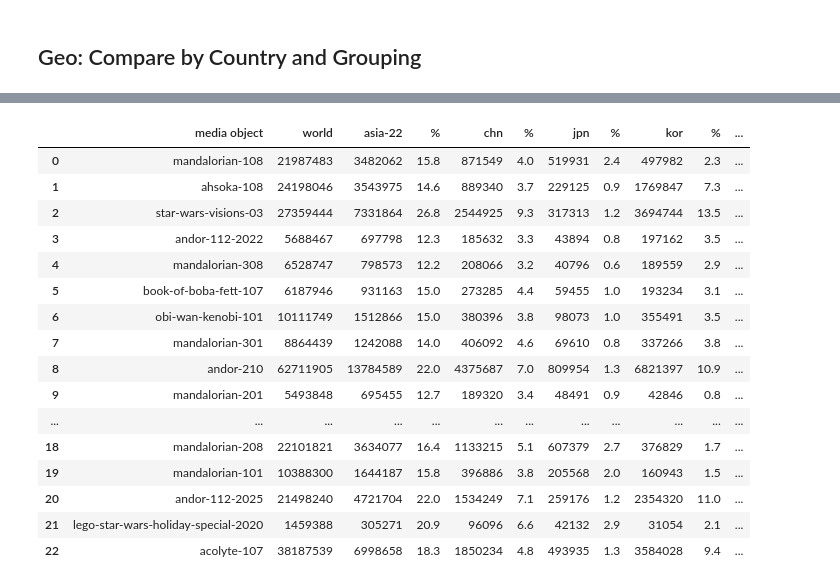
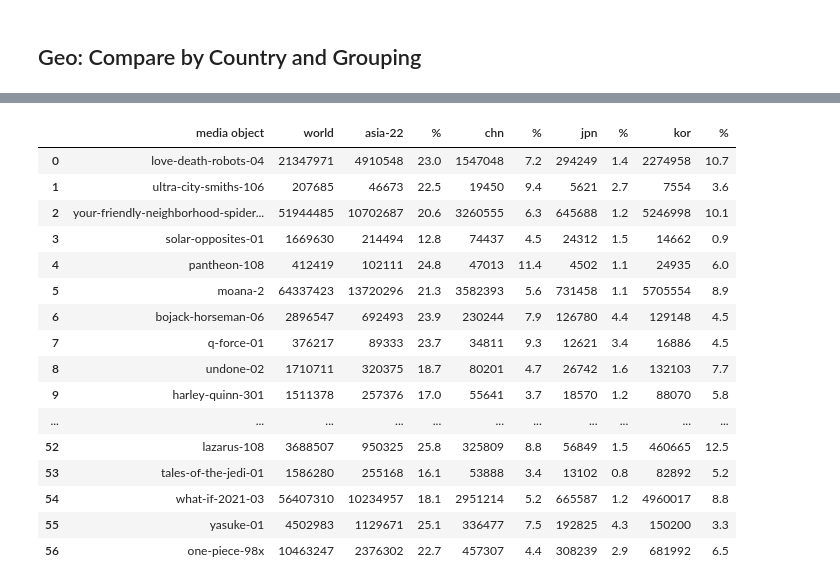
Before and after one commit to alpha60-devops/alpha60-results-star-wars-universe, a Jupyter notebook: analysis/notebooks/explore-2026h1.ipynb, the cells around one changed output, grey strips where cells are left out. Cells and saved outputs as stored; diff of their text form; code cells hidden in the pictures.

```diff
--- a/analysis/notebooks/explore-2026h1.ipynb
+++ b/analysis/notebooks/explore-2026h1.ipynb
@@ -30,11 +30,12 @@ github_token = getpass("Enter your GitHub Personal Access Token: ")
 
 
 #data0_dir = "alpha60-results-star-wars-universe/data.v2/"
-#data1_dir = "alpha60-results-aapi/data/"
+#data1_dir = "alpha60-results-aapi-led/data/"
 #data2_dir = "alpha60-results-animation/data/"
+#data3_dir = "alpha60-results-black-led/data/"
 def get_data_dir(reponame):
-  #rpath = f"{reponame}/data/"
-  rpath = f"{reponame}/data.v2/"
+  rpath = f"{reponame}/data/"
+  #rpath = f"{reponame}/data.v2/"
   #rpath = f"{reponame}/data/json.v2/cyberwar-rus-ukr/"
   #rpath = f"{reponame}/data/json.v2/3d-guns/"
   return rpath
@@ -51,10 +52,8 @@ def clone_repo(reponame):
   !git clone {repo_url}
 
 
-# --- 2. Repo to Pandas dataframe
 # reponame = alpha60-results-aapi
 # jsonmatch = "week.json"
-
 def load_repo_into_dataframe(reponame, jsonmatch):
   json_data = []
   data_dir = get_data_dir(reponame)
@@ -143,9 +142,10 @@ plt.ticklabel_format(style='plain', axis='y')
 countries = ["BRA", "CAN", "CHN", "DEU", "ESP", "FRA", "HKG", "JPN", "KOR", "MEX", "NLD", "RUS", "SWE", "TUR", "UKR", "USA"]
 # to get index, countries.index(target_country_string)
 
-mediaobj = 'star-wars-universe'
-#mediaobj = 'aapi'
-#mediaobj = 'animation'
+#mediaobj = 'star-wars-universe'
+#mediaobj = 'aapi-led'
+mediaobj = 'animation'
+#mediaobj = 'black-led'
 #mediaobj = 'distributed-denial-of-secrets-cyberwar-rus-ukr'
 #mediaobj = '3d-guns'
 
@@ -596,8 +555,33 @@ display(results)
 # %% [markdown]
 ## Geo: Compare by Country and Grouping
 # %%
+# Africa 54 (UN M49 classification for Africa)
+# top 3 for internet: Nigeria, South Africa, Egypt
+africa_54_iso = [
+    "AGO", "BDI", "BEN", "BFA", "BWA", "CAF", "CIV", "CMR", "COD", "COG",
+    "COM", "CPV", "DJI", "DZA", "EGY", "ERI", "ETH", "GAB", "GHA", "GIN",
+    "GMB", "GNB", "GNQ", "KEN", "LBR", "LBY", "LSO", "MAR", "MDG", "MLI",
+    "MOZ", "MRT", "MUS", "MWI", "NAM", "NER", "NGA", "RWA", "SDN", "SEN",
+    "SLE", "SOM", "SSD", "STP", "SWZ", "SYC", "TCD", "TGO", "TUN", "TZA",
+    "UGA", "ZAF", "ZMB", "ZWE"
+]
+
+# Africa 6 Dependent
+africa_6_iso = [
+    "ESH", # Western Sahara (Disputed)
+    "MYT", # Mayotte (Overseas department of France)
+    "REU", # Réunion (Overseas department of France)
+    "SHN", # Saint Helena, Ascension and Tristan da Cunha (UK Overseas Territory)
+    "IOT", # British Indian Ocean Territory (UK Overseas Territory)
+    "ATF"  # French Southern Territories (Overseas territory of France)
+]
+
+africa_iso = africa_54_iso + africa_6_iso
+
 # Asia 22
-asia_iso = ["BTN", "BGD", "BRN", "CHN", "HKG", "IDN", "IND", "JPN", "KHM", "KOR", "LAO", "LKA", "MMR", "MNG", "MYS", "NPL", "PAK", "PHL", "SGP", "THA", "TWN", "VNM"]
+asia_iso = ["BTN", "BGD", "BRN", "CHN", "HKG", "IDN", "IND", "JPN", "KHM",
+            "KOR", "LAO", "LKA", "MMR", "MNG", "MYS", "NPL", "PAK", "PHL",
+            "SGP", "THA", "TWN", "VNM"]
 #display(len(asia_iso))
 
 def aggregate_properties(input_geojson):
@@ -771,7 +755,7 @@ def aggregate_properties_by_country(input_geojson, countryc):
         "properties": aggregated_properties
     }
 
-def geojson_to_geo_dataframe(input_geojson):
+def geojson_to_asia_dataframe(input_geojson):
     """
     Processes a GeoJSON file and returns a 1-row Pandas DataFrame containing
     the total downloader sizes and percentages for global, Asia-22, USA, KOR, JPN, and CHN.
@@ -830,8 +814,7 @@ def geojson_to_geo_dataframe(input_geojson):
         "asia-22", "%",
         "chn", "%",
         "jpn", "%",
-        "kor", "%",
-        "usa", "%"
+        "kor", "%"
     ]
 
     # Construct the single row
@@ -840,8 +823,7 @@ def geojson_to_geo_dataframe(input_geojson):
         a_size, a_pct,
         chn_size, chn_pct,
         jpn_size, jpn_pct,
-        kor_size, kor_pct,
-        usa_size, usa_pct
+        kor_size, kor_pct
     ]
 
     # Create and return the Pandas DataFrame
@@ -860,7 +842,7 @@ def repo_to_geo_dataframe(reponame, jsonmatch):
 
     json_data = []
     for filename in file_list_matching:
-      dfi = geojson_to_geo_dataframe(filename)
+      dfi = geojson_to_asia_dataframe(filename)
       json_data.append(dfi)
 
     # Concatenate all of them at once
@@ -868,7 +850,8 @@ def repo_to_geo_dataframe(reponame, jsonmatch):
     return combined_df;
 
 
-geojfile = "mandalorian-208-cumulative.geojson"
+#geojfile = "mandalorian-208-cumulative.geojson"
+geojfile = "undone-01-cumulative.geojson"
 
 # Example usage.
 resultsg = aggregate_properties(geojfile)
@@ -882,14 +865,14 @@ resultsa = aggregate_properties_by_country(geojfile, asia_iso)
 #display(resultsa)
 
 # One media object
-df_result = geojson_to_geo_dataframe(geojfile)
+df_result = geojson_to_asia_dataframe(geojfile)
 #display(df_result)
 
 # Whole repo
 df_repo = repo_to_geo_dataframe(reponame, "cumulative.geojson")
 display(df_repo)
-df_to_spreadsheet(df_repo, f"{mediaobj}-geo-slices.xlsx")
+#df_to_spreadsheet(df_repo, f"{mediaobj}-geo-slices.xlsx")
 
-scolsm = [df_repo.columns[1], df_repo.columns[2], df_repo.columns[4], df_repo.columns[6], df_repo.columns[8], df_repo.columns[10]]
+scolsm = [df_repo.columns[1], df_repo.columns[2], df_repo.columns[4], df_repo.columns[6], df_repo.columns[8]]
 df_to_table_html(df_repo, mediaobj + "-geo-slices-aapi" + ".html", scolsm)
 # %% [output]
@@ -897,17 +880,17 @@ Directory 'alpha60-results-star-wars-universe/data.v2/' found with 115 JSON file
-|  | media object | world | asia-22 | % | chn | % | jpn | % | kor | % | ... |
-| 0 | mandalorian-108 | 21987483 | 3482062 | 15.8 | 871549 | 4.0 | 519931 | 2.4 | 497982 | 2.3 | ... |
-| 1 | ahsoka-108 | 24198046 | 3543975 | 14.6 | 889340 | 3.7 | 229125 | 0.9 | 1769847 | 7.3 | ... |
-| 2 | star-wars-visions-03 | 27359444 | 7331864 | 26.8 | 2544925 | 9.3 | 317313 | 1.2 | 3694744 | 13.5 | ... |
-| 3 | andor-112-2022 | 5688467 | 697798 | 12.3 | 185632 | 3.3 | 43894 | 0.8 | 197162 | 3.5 | ... |
-| 4 | mandalorian-308 | 6528747 | 798573 | 12.2 | 208066 | 3.2 | 40796 | 0.6 | 189559 | 2.9 | ... |
-| 5 | book-of-boba-fett-107 | 6187946 | 931163 | 15.0 | 273285 | 4.4 | 59455 | 1.0 | 193234 | 3.1 | ... |
-| 6 | obi-wan-kenobi-101 | 10111749 | 1512866 | 15.0 | 380396 | 3.8 | 98073 | 1.0 | 355491 | 3.5 | ... |
-| 7 | mandalorian-301 | 8864439 | 1242088 | 14.0 | 406092 | 4.6 | 69610 | 0.8 | 337266 | 3.8 | ... |
-| 8 | andor-210 | 62711905 | 13784589 | 22.0 | 4375687 | 7.0 | 809954 | 1.3 | 6821397 | 10.9 | ... |
-| 9 | mandalorian-201 | 5493848 | 695455 | 12.7 | 189320 | 3.4 | 48491 | 0.9 | 42846 | 0.8 | ... |
-| ... | ... | ... | ... | ... | ... | ... | ... | ... | ... | ... | ... |
-| 18 | mandalorian-208 | 22101821 | 3634077 | 16.4 | 1133215 | 5.1 | 607379 | 2.7 | 376829 | 1.7 | ... |
-| 19 | mandalorian-101 | 10388300 | 1644187 | 15.8 | 396886 | 3.8 | 205568 | 2.0 | 160943 | 1.5 | ... |
-| 20 | andor-112-2025 | 21498240 | 4721704 | 22.0 | 1534249 | 7.1 | 259176 | 1.2 | 2354320 | 11.0 | ... |
-| 21 | lego-star-wars-holiday-special-2020 | 1459388 | 305271 | 20.9 | 96096 | 6.6 | 42132 | 2.9 | 31054 | 2.1 | ... |
-| 22 | acolyte-107 | 38187539 | 6998658 | 18.3 | 1850234 | 4.8 | 493935 | 1.3 | 3584028 | 9.4 | ... |
+|  | media object | world | asia-22 | % | chn | % | jpn | % | kor | % |
+| 0 | love-death-robots-04 | 21347971 | 4910548 | 23.0 | 1547048 | 7.2 | 294249 | 1.4 | 2274958 | 10.7 |
+| 1 | ultra-city-smiths-106 | 207685 | 46673 | 22.5 | 19450 | 9.4 | 5621 | 2.7 | 7554 | 3.6 |
+| 2 | your-friendly-neighborhood-spider... | 51944485 | 10702687 | 20.6 | 3260555 | 6.3 | 645688 | 1.2 | 5246998 | 10.1 |
+| 3 | solar-opposites-01 | 1669630 | 214494 | 12.8 | 74437 | 4.5 | 24312 | 1.5 | 14662 | 0.9 |
+| 4 | pantheon-108 | 412419 | 102111 | 24.8 | 47013 | 11.4 | 4502 | 1.1 | 24935 | 6.0 |
+| 5 | moana-2 | 64337423 | 13720296 | 21.3 | 3582393 | 5.6 | 731458 | 1.1 | 5705554 | 8.9 |
+| 6 | bojack-horseman-06 | 2896547 | 692493 | 23.9 | 230244 | 7.9 | 126780 | 4.4 | 129148 | 4.5 |
+| 7 | q-force-01 | 376217 | 89333 | 23.7 | 34811 | 9.3 | 12621 | 3.4 | 16886 | 4.5 |
+| 8 | undone-02 | 1710711 | 320375 | 18.7 | 80201 | 4.7 | 26742 | 1.6 | 132103 | 7.7 |
+| 9 | harley-quinn-301 | 1511378 | 257376 | 17.0 | 55641 | 3.7 | 18570 | 1.2 | 88070 | 5.8 |
+| ... | ... | ... | ... | ... | ... | ... | ... | ... | ... | ... |
+| 52 | lazarus-108 | 3688507 | 950325 | 25.8 | 325809 | 8.8 | 56849 | 1.5 | 460665 | 12.5 |
+| 53 | tales-of-the-jedi-01 | 1586280 | 255168 | 16.1 | 53888 | 3.4 | 13102 | 0.8 | 82892 | 5.2 |
+| 54 | what-if-2021-03 | 56407310 | 10234957 | 18.1 | 2951214 | 5.2 | 665587 | 1.2 | 4960017 | 8.8 |
+| 55 | yasuke-01 | 4502983 | 1129671 | 25.1 | 336477 | 7.5 | 192825 | 4.3 | 150200 | 3.3 |
+| 56 | one-piece-98x | 10463247 | 2376302 | 22.7 | 457307 | 4.4 | 308239 | 2.9 | 681992 | 6.5 |
```
Also changed, not shown: parts of 6 cells of this notebook.
